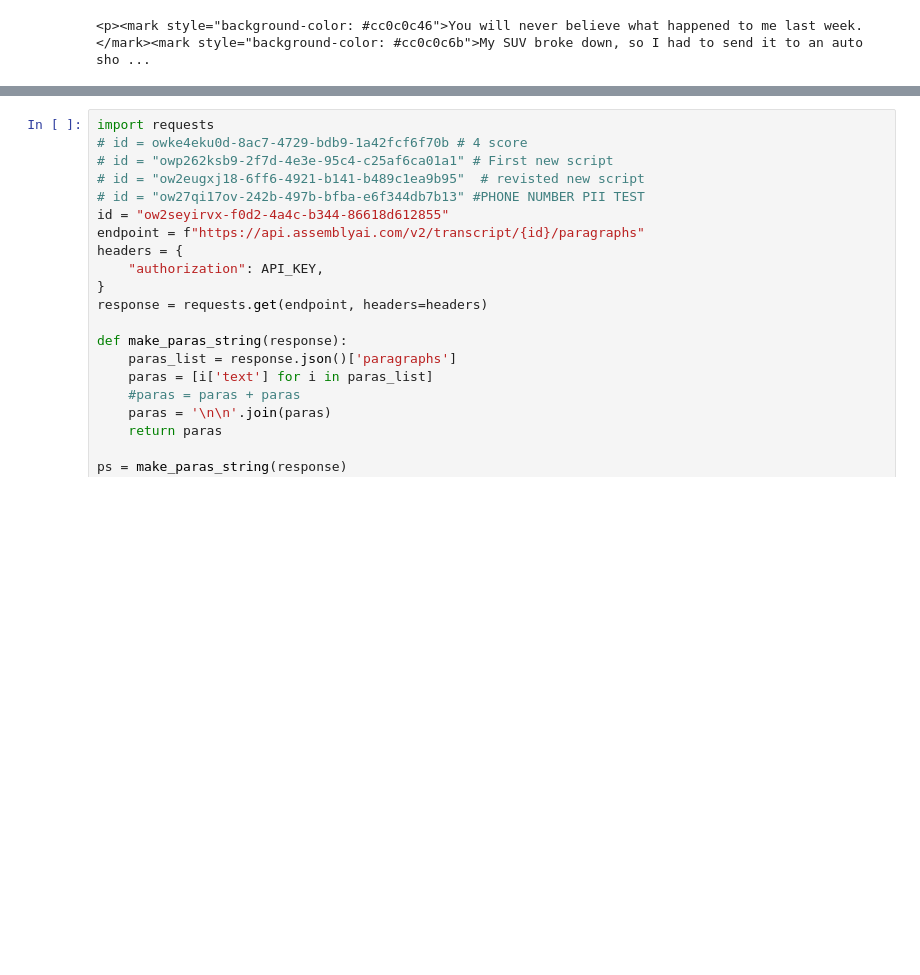
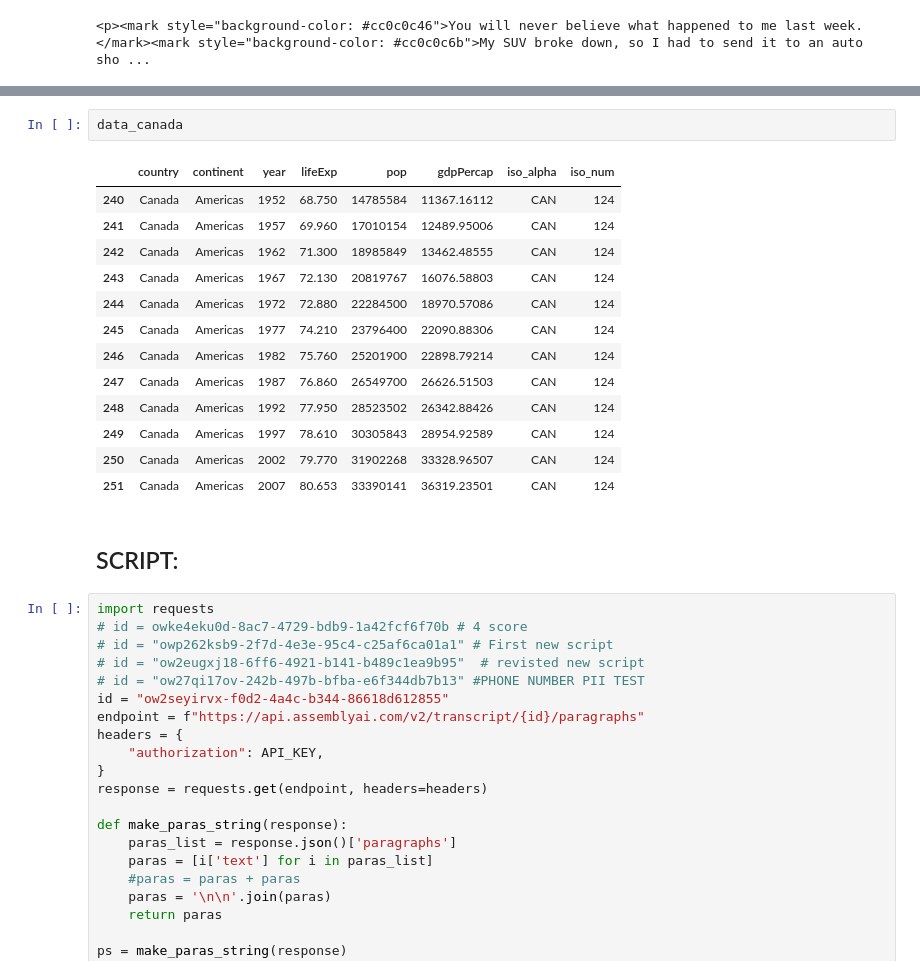
Before and after one commit to albtsantos/audio-intelligence-dashboard, a Jupyter notebook: transcription.ipynb, the cells around one changed output, grey strips where cells are left out. Saved outputs shown, nothing was run; the diff lists cells and outputs as text; blank space fills up the shorter version.

```diff
--- a/transcription.ipynb
+++ b/transcription.ipynb
@@ -655,3 +728,21 @@ SCRIPT:
+# %%
+data_canada
+# %% [output]
+|  | country | continent | year | lifeExp | pop | gdpPercap | iso_alpha | iso_num |
+| 240 | Canada | Americas | 1952 | 68.750 | 14785584 | 11367.16112 | CAN | 124 |
+| 241 | Canada | Americas | 1957 | 69.960 | 17010154 | 12489.95006 | CAN | 124 |
+| 242 | Canada | Americas | 1962 | 71.300 | 18985849 | 13462.48555 | CAN | 124 |
+| 243 | Canada | Americas | 1967 | 72.130 | 20819767 | 16076.58803 | CAN | 124 |
+| 244 | Canada | Americas | 1972 | 72.880 | 22284500 | 18970.57086 | CAN | 124 |
+| 245 | Canada | Americas | 1977 | 74.210 | 23796400 | 22090.88306 | CAN | 124 |
+| 246 | Canada | Americas | 1982 | 75.760 | 25201900 | 22898.79214 | CAN | 124 |
+| 247 | Canada | Americas | 1987 | 76.860 | 26549700 | 26626.51503 | CAN | 124 |
+| 248 | Canada | Americas | 1992 | 77.950 | 28523502 | 26342.88426 | CAN | 124 |
+| 249 | Canada | Americas | 1997 | 78.610 | 30305843 | 28954.92589 | CAN | 124 |
+| 250 | Canada | Americas | 2002 | 79.770 | 31902268 | 33328.96507 | CAN | 124 |
+| 251 | Canada | Americas | 2007 | 80.653 | 33390141 | 36319.23501 | CAN | 124 |
+# %% [markdown]
+## SCRIPT:
 # %%
 import requests
 # id = owke4eku0d-8ac7-4729-bdb9-1a42fcf6f70b # 4 score
```
Also changed, not shown: parts of 11 cells of this notebook, 2 other files.
